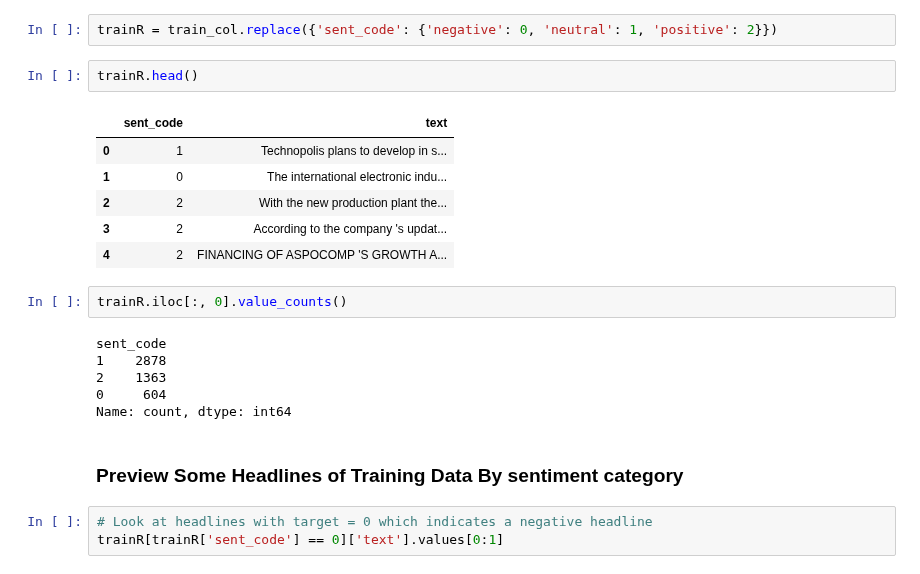
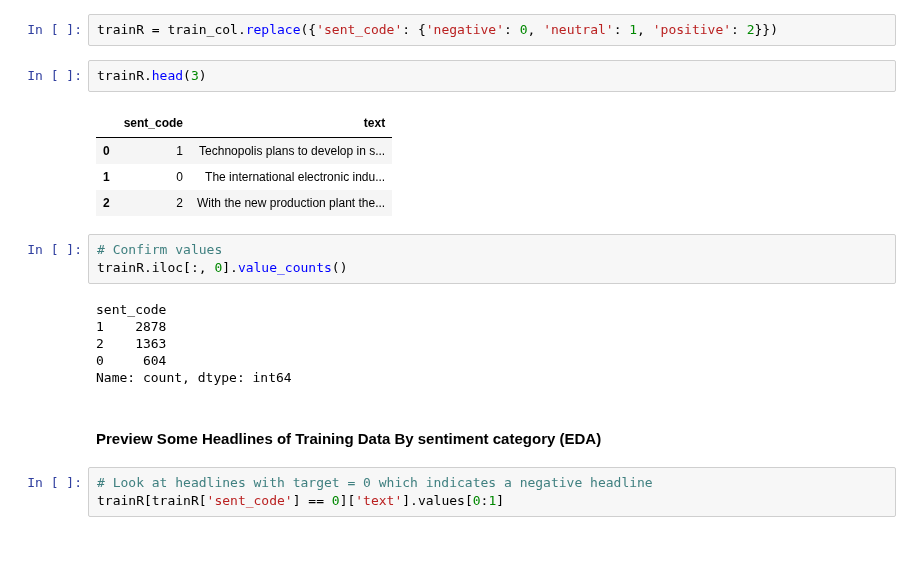
Before and after one commit to ChrisVerg/SmartInvest, a Jupyter notebook: Notebooks/Chris_Sentiment_Analysis.ipynb, the cells around one changed output. Cells and saved outputs as stored; diff of their text form; blank space fills up the shorter version.

```diff
--- a/Notebooks/Chris_Sentiment_Analysis.ipynb
+++ b/Notebooks/Chris_Sentiment_Analysis.ipynb
@@ -130,15 +132,14 @@ Name: count, dtype: int64
 # %%
 trainR = train_col.replace({'sent_code': {'negative': 0, 'neutral': 1, 'positive': 2}})
 # %%
-trainR.head()
+trainR.head(3)
 # %% [output]
 |  | sent_code | text |
 | 0 | 1 | Technopolis plans to develop in s... |
 | 1 | 0 | The international electronic indu... |
 | 2 | 2 | With the new production plant the... |
-| 3 | 2 | According to the company 's updat... |
-| 4 | 2 | FINANCING OF ASPOCOMP 'S GROWTH A... |
 # %%
+# Confirm values
 trainR.iloc[:, 0].value_counts()
 # %% [output]
 sent_code
@@ -147,7 +148,7 @@ sent_code
 0     604
 Name: count, dtype: int64
 # %% [markdown]
-### Preview Some Headlines of Training Data By sentiment category
+#### Preview Some Headlines of Training Data By sentiment category (EDA)
 # %%
 # Look at headlines with target = 0 which indicates a negative headline
 trainR[trainR['sent_code'] == 0]['text'].values[0:1]
```
Also changed, not shown: parts of 41 cells of this notebook.
